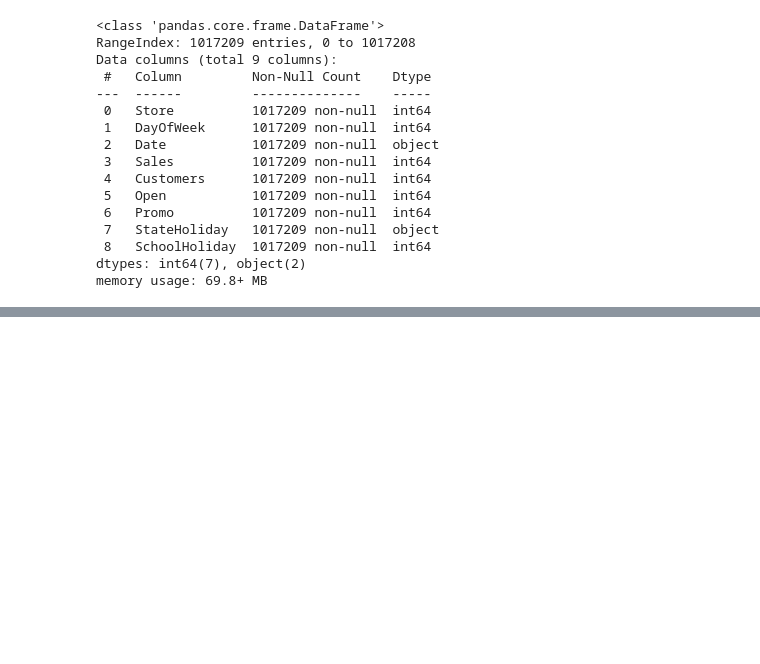
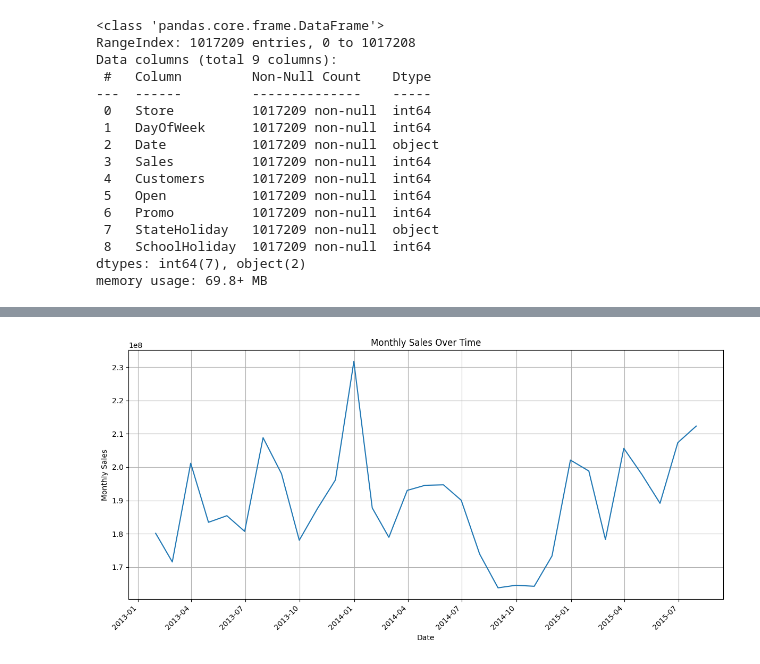
Before and after one commit to Amanzlastt/kifyaw4, a Jupyter notebook: notebooks/Eda.ipynb, the cells around one changed output, grey strips where cells are left out. Saved outputs shown, nothing was run; the diff lists cells and outputs as text; code cells hidden in the pictures; blank space fills up the shorter version.

```diff
--- a/notebooks/Eda.ipynb
+++ b/notebooks/Eda.ipynb
@@ -92,0 +56,21 @@ ValueError: The truth value of a DataFrame is ambiguous. Use a.empty, a.bool(),
+# %%
+
+df_train = df_train.set_index('Date')
+# Resample numerical features using sum
+monthly_numerical = df_train.select_dtypes(include='number').resample('M').sum()
+# Resample categorical features using mode (most frequent)
+monthly_categorical = df_train.select_dtypes(include='object').resample('M').agg(lambda x: x.mode()[0] if not x.empty else pd.NA)
+# Concatenate numerical and categorical data
+monthly_data = pd.concat([monthly_numerical, monthly_categorical], axis=1)
+# %%
+plt.figure(figsize=(12, 6))  # Adjust figure size if needed
+plt.plot(monthly_data.index, monthly_data['Sales'])
+plt.xlabel('Date')
+plt.ylabel('Monthly Sales')
+plt.title('Monthly Sales Over Time')
+plt.grid(True)  # Add a grid for better readability
+plt.xticks(rotation=45, ha='right')  # Rotate x-axis labels for better visibility
+plt.tight_layout()  # Adjust layout to prevent labels from overlapping
+plt.show()
+# %% [output]
+[figure, added]
```
Also changed, not shown: parts of 11 cells of this notebook.
